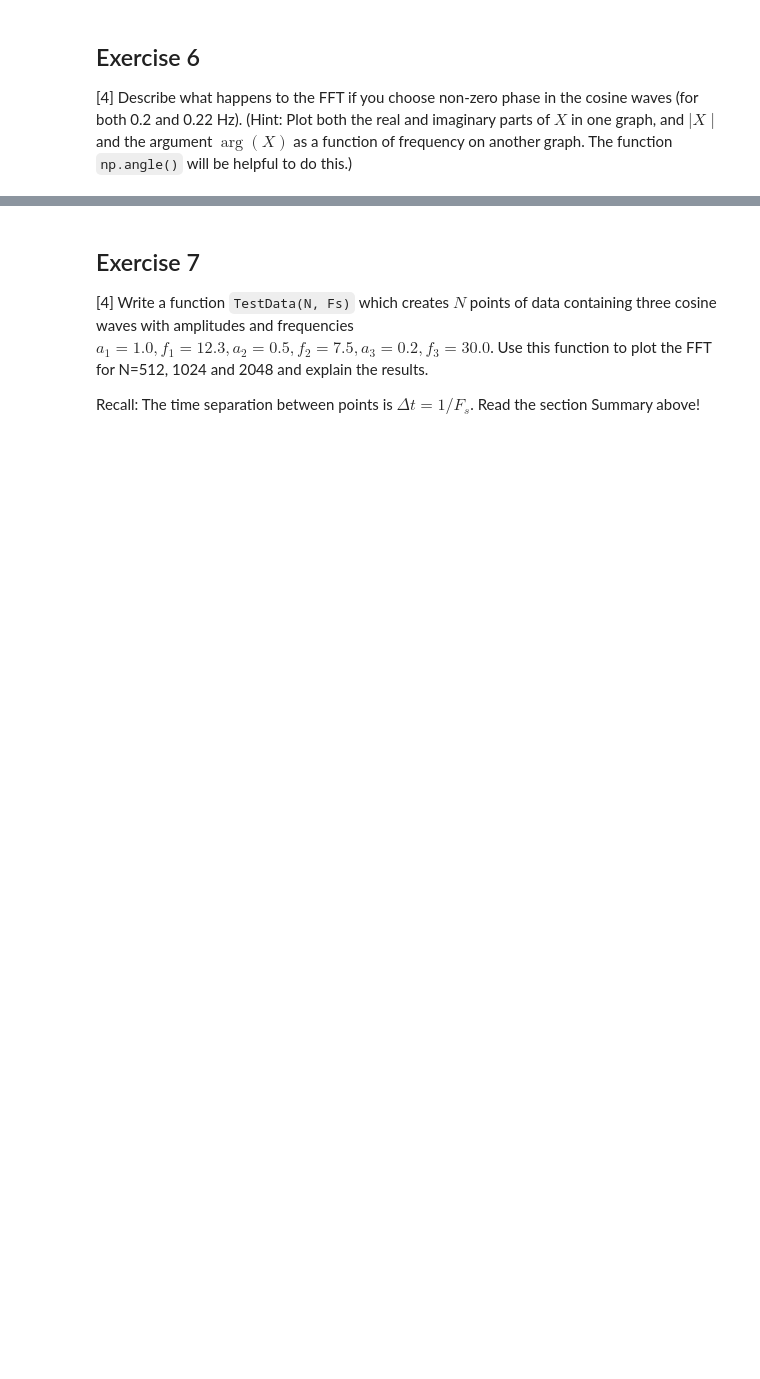
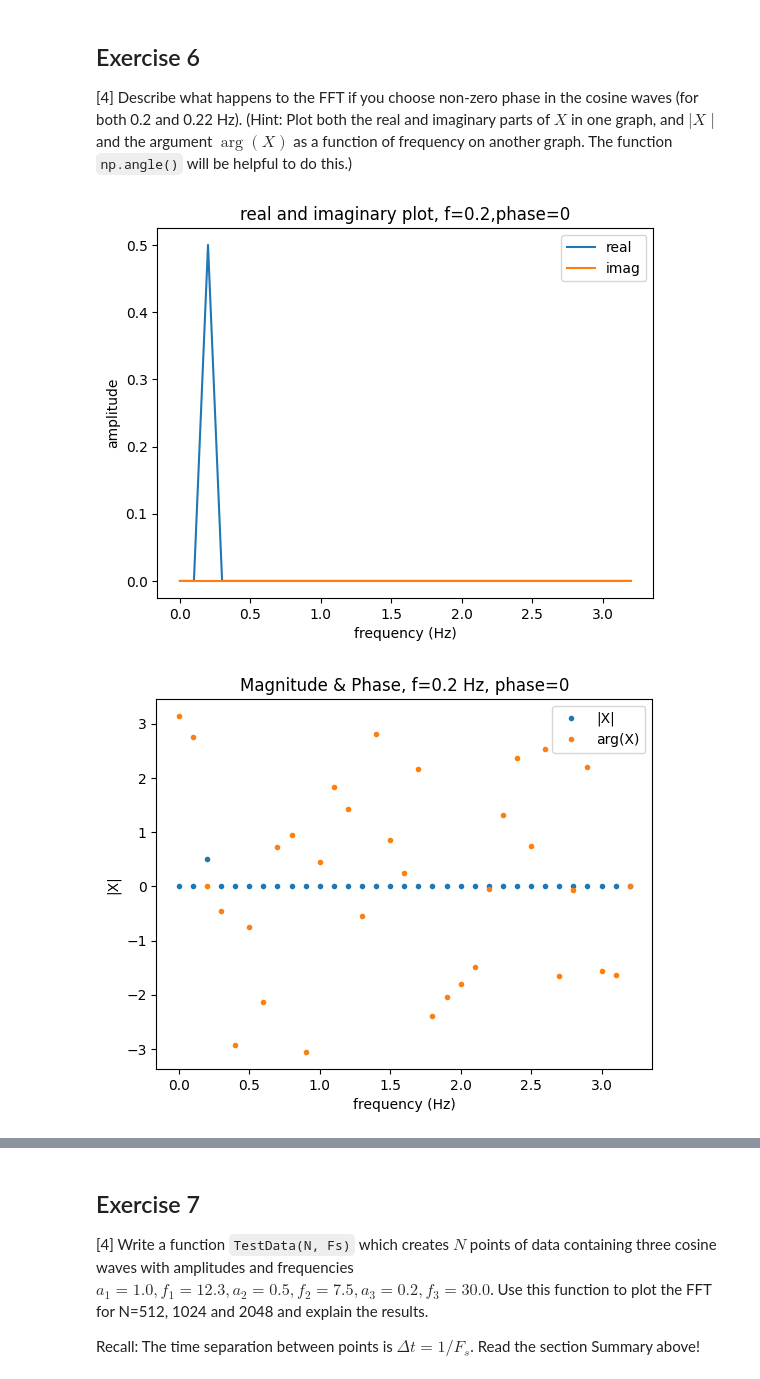
Before and after one commit to PX2145-2025/week-10-b-lloydCallum, a Jupyter notebook: FFT.ipynb, the cells around one changed output, grey strips where cells are left out. Drawn from its saved outputs; the diff is of its cells as text; code cells hidden in the pictures; blank space fills up the shorter version.

```diff
--- a/FFT.ipynb
+++ b/FFT.ipynb
@@ -392,3 +498,42 @@ plt.grid()
 ## Exercise 6
 
 [4] Describe what happens to the FFT if you choose non-zero phase in the cosine waves (for both 0.2 and 0.22 Hz). (Hint: Plot both the real and imaginary parts of $X$ in one graph, and $\mid X\mid$ and the argument $\arg(X)$ as a function of frequency on another graph. The function `np.angle()` will be helpful to do this.)
+# %%
+import matplotlib.pyplot as plt
+import numpy as np
+from numpy.fft import fft, ifft
+
+#stating my 2 frequencies and varying phase
+frequency = [0.2,0.22]
+phase = [0,np.pi/4,np.pi/2]
+
+#stating variables
+N = 64
+tau = 10
+t = np.linspace(0,tau,N,endpoint=False)
+Fs = N/tau
+
+#similar to last question
+for f in frequency:
+  for phi in phase:
+    x = np.cos(2*np.pi*f*t+phi)
+    frq,X = spectrum1(x,Fs)
+#plotting the real and imaginary
+    plt.figure()
+    plt.plot(frq,X.real,label='real')
+    plt.plot(frq,X.imag,label='imag')
+    plt.title(f'real and imaginary plot, f={f},phase={phi}')
+    plt.xlabel('frequency (Hz)')
+    plt.ylabel('amplitude')
+    plt.legend()
+#plotting |X| and phase angle
+    plt.figure()
+    plt.plot(frq, np.abs(X), '.', label='|X|')
+    plt.plot(frq, np.angle(X), '.', label='arg(X)')
+    plt.title(f'Magnitude & Phase, f={f} Hz, phase={phi}')
+    plt.xlabel('frequency (Hz)')
+    plt.ylabel('|X|')
+    plt.legend()
+# %% [output]
+[figure, added]
+[figure, added]
```
Also changed, not shown: parts of 9 cells of this notebook.
